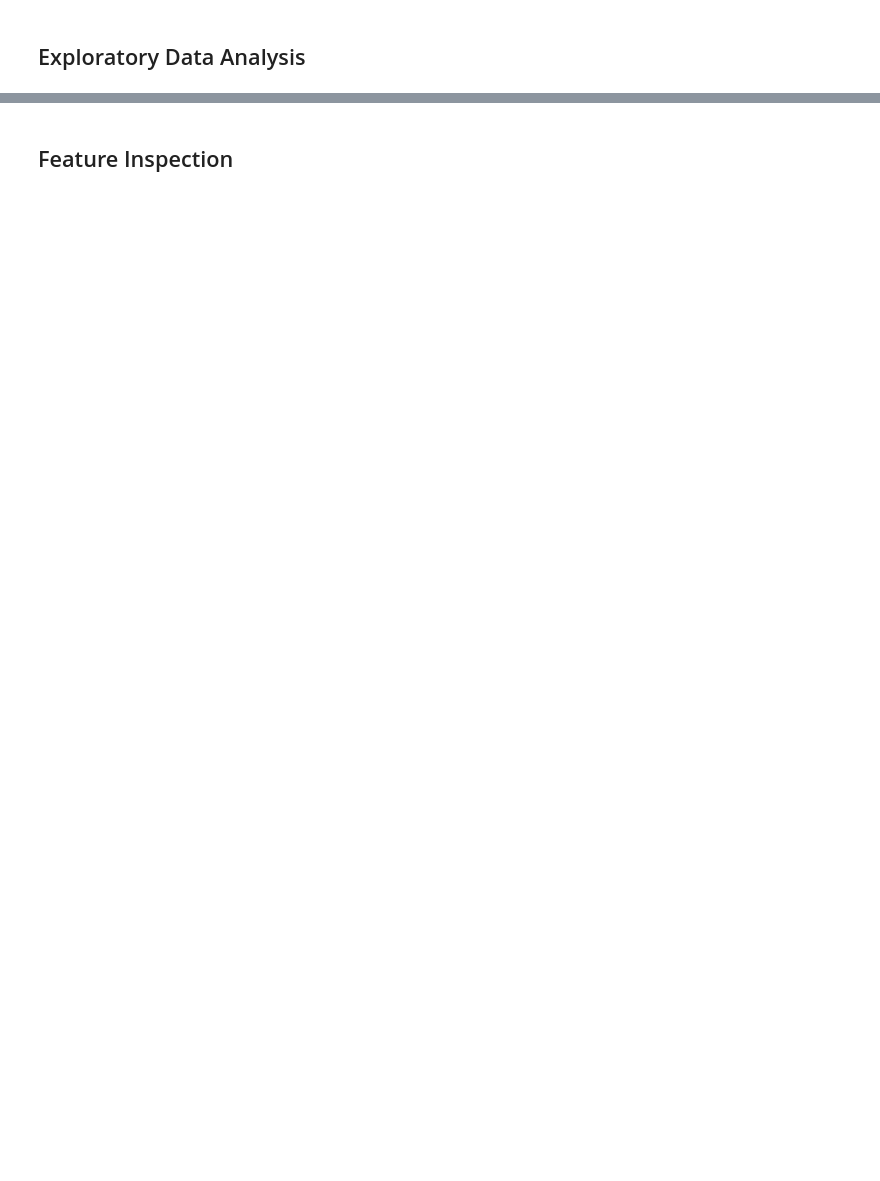
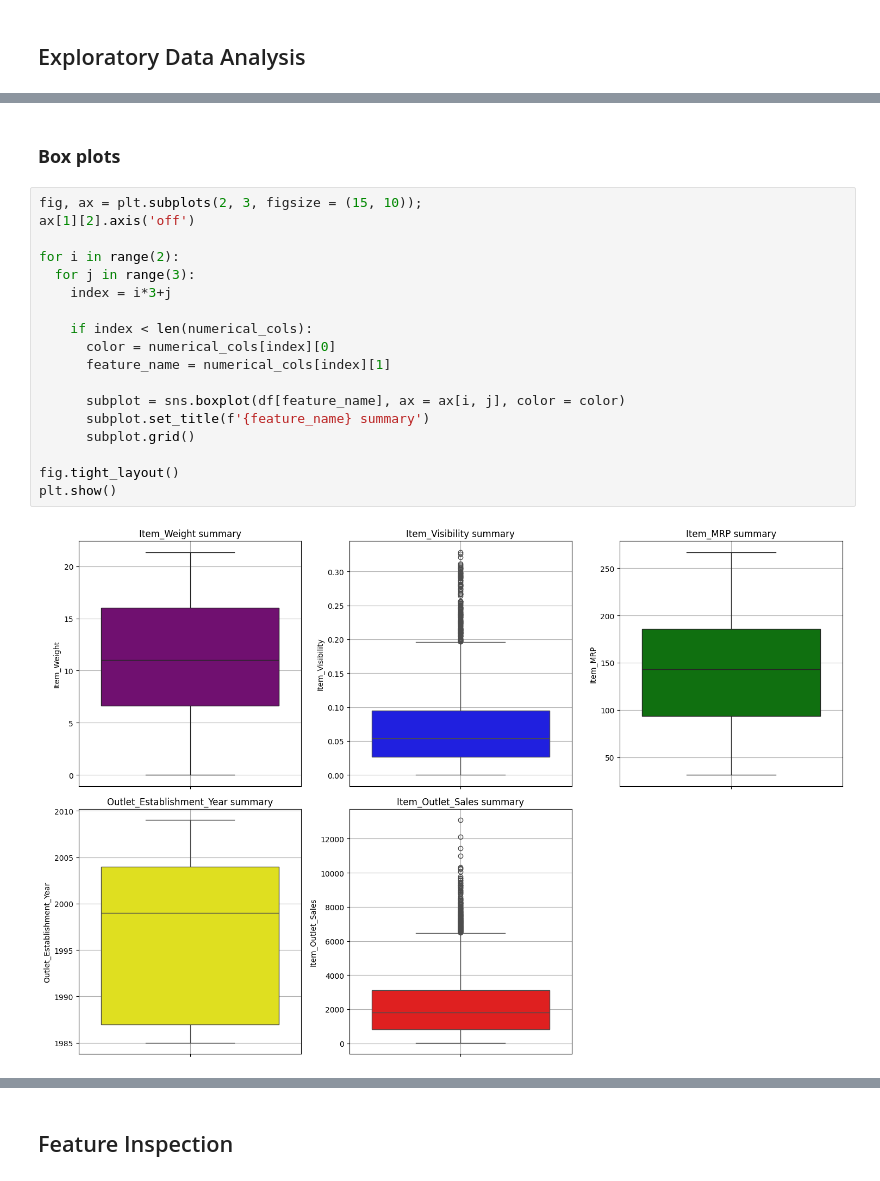
Before and after one commit to SamiOmran/Prediction-of-Product-Sales, a Jupyter notebook: Prediction_of_Product_Sales.ipynb, the cells around one changed output, grey strips where cells are left out. Cells and saved outputs as stored; diff of their text form; blank space fills up the shorter version.

```diff
--- a/Prediction_of_Product_Sales.ipynb
+++ b/Prediction_of_Product_Sales.ipynb
@@ -247,0 +297,22 @@ df[num_cols].describe().round(3)
+# %% [markdown]
+### **Box plots**
+# %%
+fig, ax = plt.subplots(2, 3, figsize = (15, 10));
+ax[1][2].axis('off')
+
+for i in range(2):
+  for j in range(3):
+    index = i*3+j
+
+    if index < len(numerical_cols):
+      color = numerical_cols[index][0]
+      feature_name = numerical_cols[index][1]
+
+      subplot = sns.boxplot(df[feature_name], ax = ax[i, j], color = color)
+      subplot.set_title(f'{feature_name} summary')
+      subplot.grid()
+
+fig.tight_layout()
+plt.show()
+# %% [output]
+[figure, added]
```
Also changed, not shown: parts of 31 cells of this notebook.
